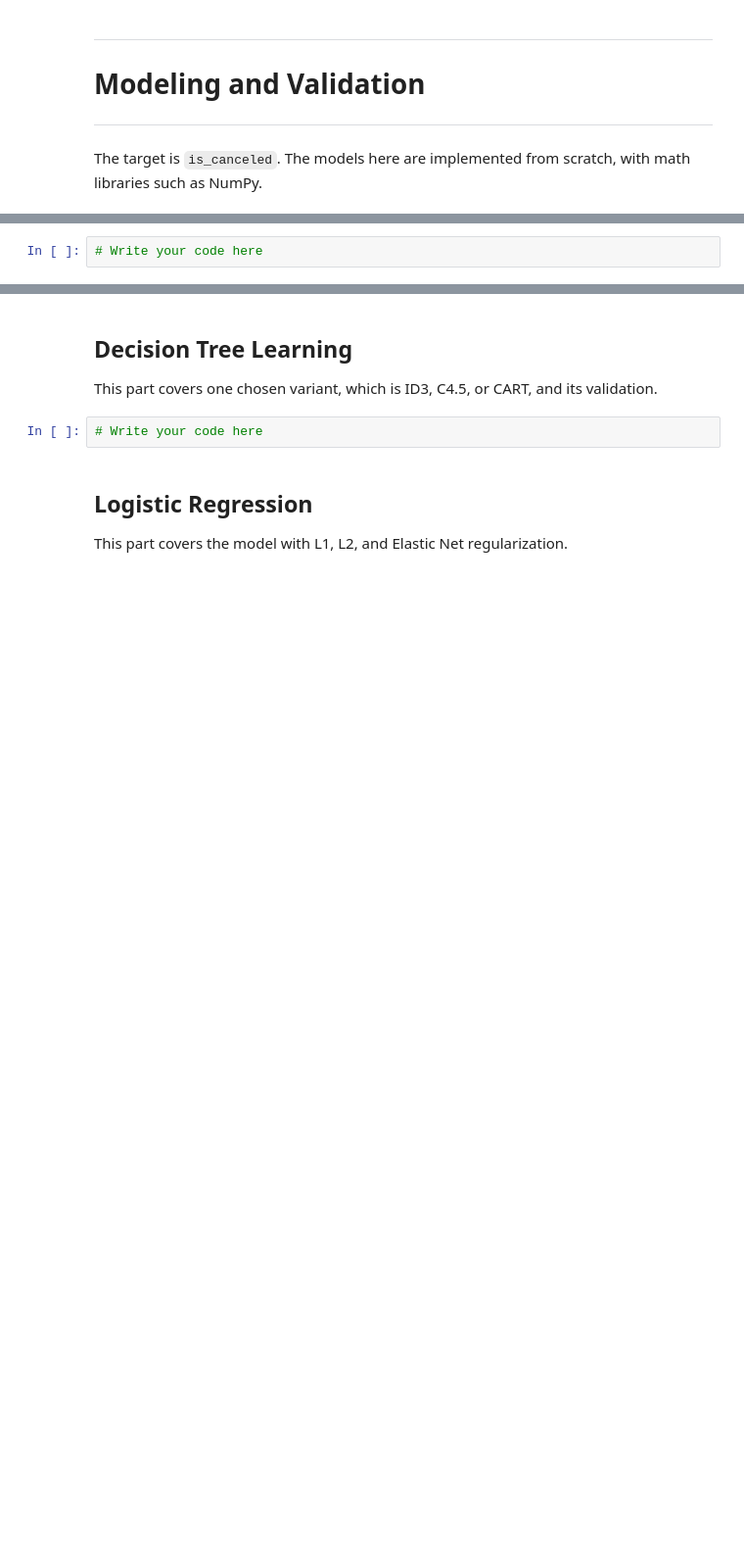
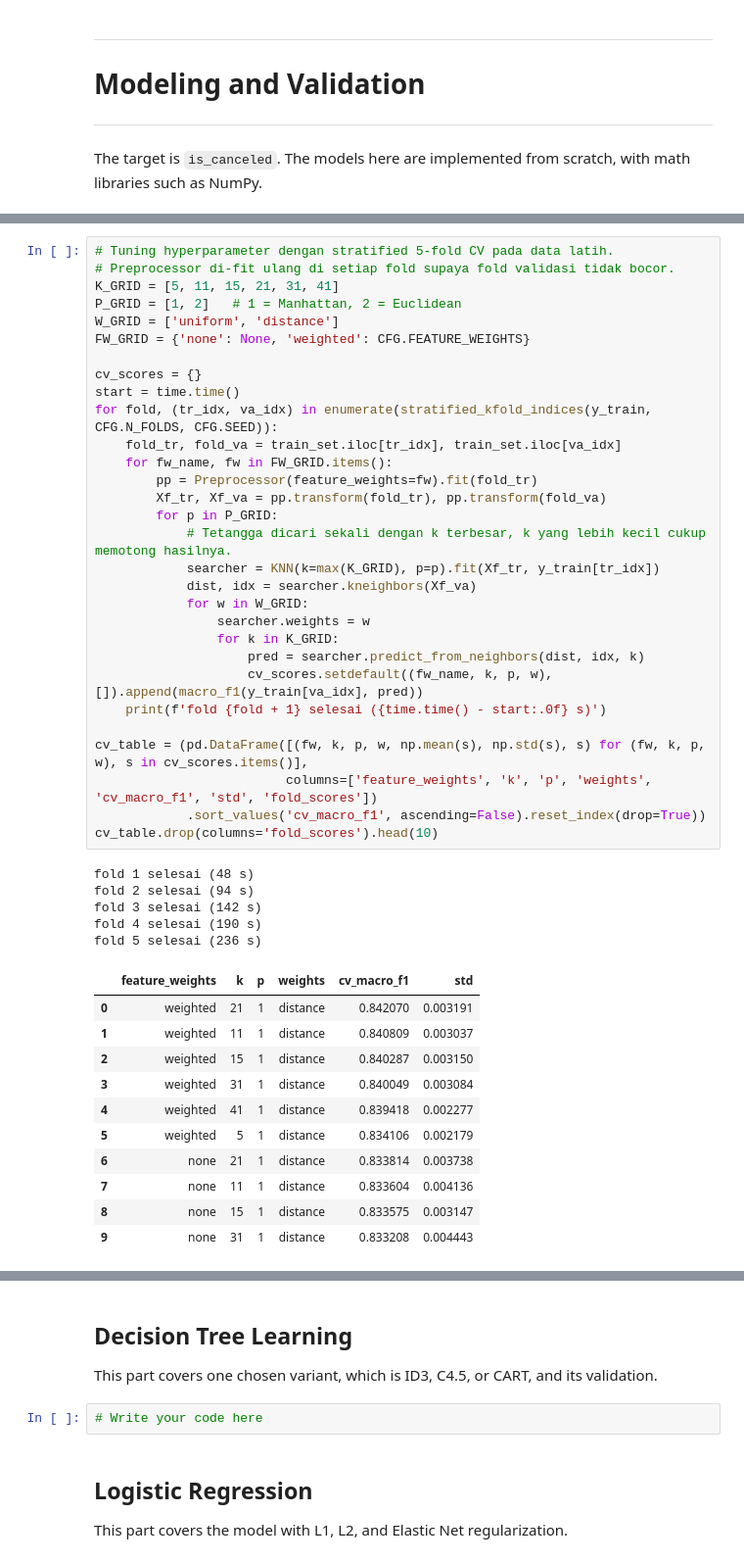
Before and after one commit to zizadhrmaa/IF3170_G25_IMKSIAI, a Jupyter notebook: src/Notebook_Tugas_Besar_2_IF3170_Inteligensi_Artifisial_2026_2027.ipynb, the cells around one changed output, grey strips where cells are left out. Shown at 98% size. Saved outputs shown, nothing was run; the diff lists cells and outputs as text; blank space fills up the shorter version.

Commit message:
feat: isi notebook dengan pipeline KNN dan submisi Kaggle

```diff
--- a/src/Notebook_Tugas_Besar_2_IF3170_Inteligensi_Artifisial_2026_2027.ipynb
+++ b/src/Notebook_Tugas_Besar_2_IF3170_Inteligensi_Artifisial_2026_2027.ipynb
@@ -266,2 +576,47 @@ This part covers the nearest neighbor classifier and its validation.
 # %%
-# Write your code here
+# Tuning hyperparameter dengan stratified 5-fold CV pada data latih.
+# Preprocessor di-fit ulang di setiap fold supaya fold validasi tidak bocor.
+K_GRID = [5, 11, 15, 21, 31, 41]
+P_GRID = [1, 2]   # 1 = Manhattan, 2 = Euclidean
+W_GRID = ['uniform', 'distance']
+FW_GRID = {'none': None, 'weighted': CFG.FEATURE_WEIGHTS}
+
+cv_scores = {}
+start = time.time()
+for fold, (tr_idx, va_idx) in enumerate(stratified_kfold_indices(y_train, CFG.N_FOLDS, CFG.SEED)):
+    fold_tr, fold_va = train_set.iloc[tr_idx], train_set.iloc[va_idx]
+    for fw_name, fw in FW_GRID.items():
+        pp = Preprocessor(feature_weights=fw).fit(fold_tr)
+        Xf_tr, Xf_va = pp.transform(fold_tr), pp.transform(fold_va)
+        for p in P_GRID:
+            # Tetangga dicari sekali dengan k terbesar, k yang lebih kecil cukup memotong hasilnya.
+            searcher = KNN(k=max(K_GRID), p=p).fit(Xf_tr, y_train[tr_idx])
+            dist, idx = searcher.kneighbors(Xf_va)
+            for w in W_GRID:
+                searcher.weights = w
+                for k in K_GRID:
+                    pred = searcher.predict_from_neighbors(dist, idx, k)
+                    cv_scores.setdefault((fw_name, k, p, w), []).append(macro_f1(y_train[va_idx], pred))
+    print(f'fold {fold + 1} selesai ({time.time() - start:.0f} s)')
+
+cv_table = (pd.DataFrame([(fw, k, p, w, np.mean(s), np.std(s), s) for (fw, k, p, w), s in cv_scores.items()],
+                         columns=['feature_weights', 'k', 'p', 'weights', 'cv_macro_f1', 'std', 'fold_scores'])
+            .sort_values('cv_macro_f1', ascending=False).reset_index(drop=True))
+cv_table.drop(columns='fold_scores').head(10)
+# %% [output]
+fold 1 selesai (48 s)
+fold 2 selesai (94 s)
+fold 3 selesai (142 s)
+fold 4 selesai (190 s)
+fold 5 selesai (236 s)
+|  | feature_weights | k | p | weights | cv_macro_f1 | std |
+| 0 | weighted | 21 | 1 | distance | 0.842070 | 0.003191 |
+| 1 | weighted | 11 | 1 | distance | 0.840809 | 0.003037 |
+| 2 | weighted | 15 | 1 | distance | 0.840287 | 0.003150 |
+| 3 | weighted | 31 | 1 | distance | 0.840049 | 0.003084 |
+| 4 | weighted | 41 | 1 | distance | 0.839418 | 0.002277 |
+| 5 | weighted | 5 | 1 | distance | 0.834106 | 0.002179 |
+| 6 | none | 21 | 1 | distance | 0.833814 | 0.003738 |
+| 7 | none | 11 | 1 | distance | 0.833604 | 0.004136 |
+| 8 | none | 15 | 1 | distance | 0.833575 | 0.003147 |
+| 9 | none | 31 | 1 | distance | 0.833208 | 0.004443 |
```
Also changed, not shown: parts of 50 cells of this notebook, 1 other file.
